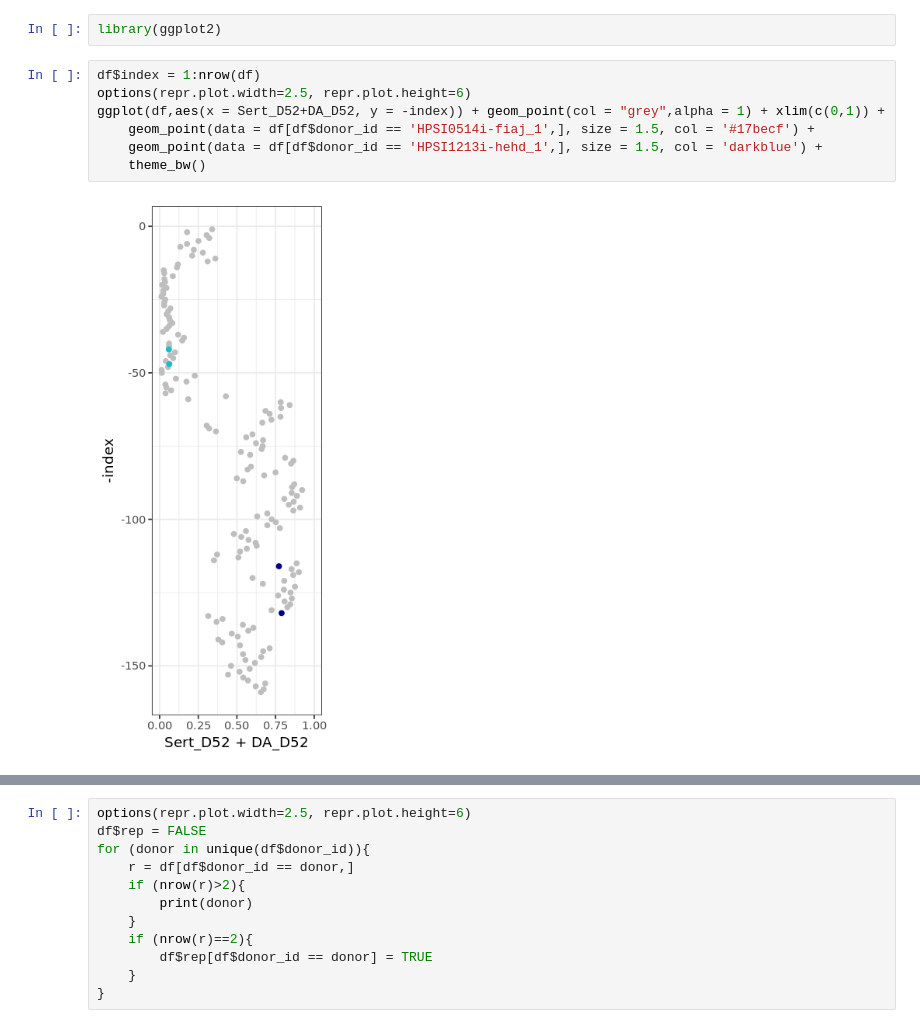
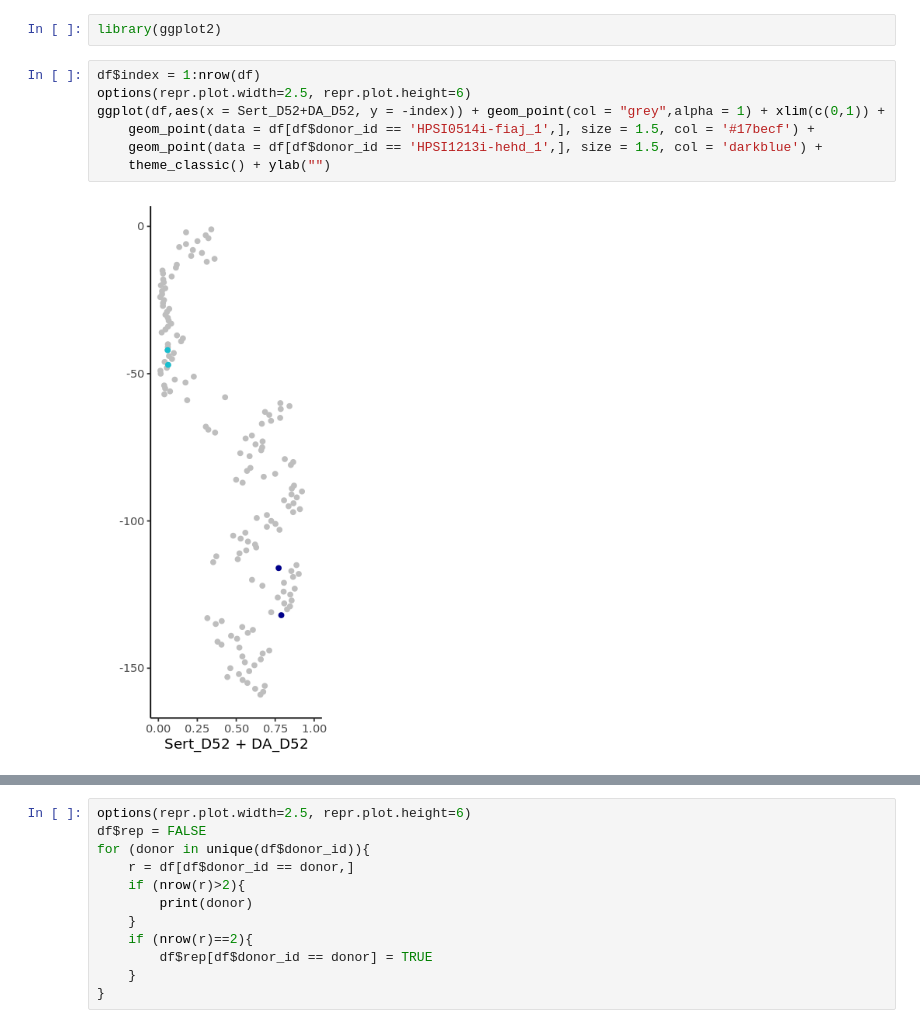
Before and after one commit to single-cell-genetics/singlecell_neuroseq_paper, a Jupyter notebook: plotting_notebooks/Figure_2/Figure_2b_2d_2f.ipynb, the cells around one changed output, grey strips where cells are left out. Saved outputs shown, nothing was run; the diff lists cells and outputs as text.

```diff
--- a/plotting_notebooks/Figure_2/Figure_2b_2d_2f.ipynb
+++ b/plotting_notebooks/Figure_2/Figure_2b_2d_2f.ipynb
@@ -23,9 +23,9 @@ library(ggplot2)
 # %%
 df$index = 1:nrow(df)
 options(repr.plot.width=2.5, repr.plot.height=6)
 ggplot(df,aes(x = Sert_D52+DA_D52, y = -index)) + geom_point(col = "grey",alpha = 1) + xlim(c(0,1)) +
     geom_point(data = df[df$donor_id == 'HPSI0514i-fiaj_1',], size = 1.5, col = '#17becf') +
     geom_point(data = df[df$donor_id == 'HPSI1213i-hehd_1',], size = 1.5, col = 'darkblue') +
-    theme_bw()
+    theme_classic() + ylab("")
 # %% [output]
-[figure, old version]
+[figure, new version]
```
Also changed, not shown: parts of 11 cells of this notebook, 2 other files.
